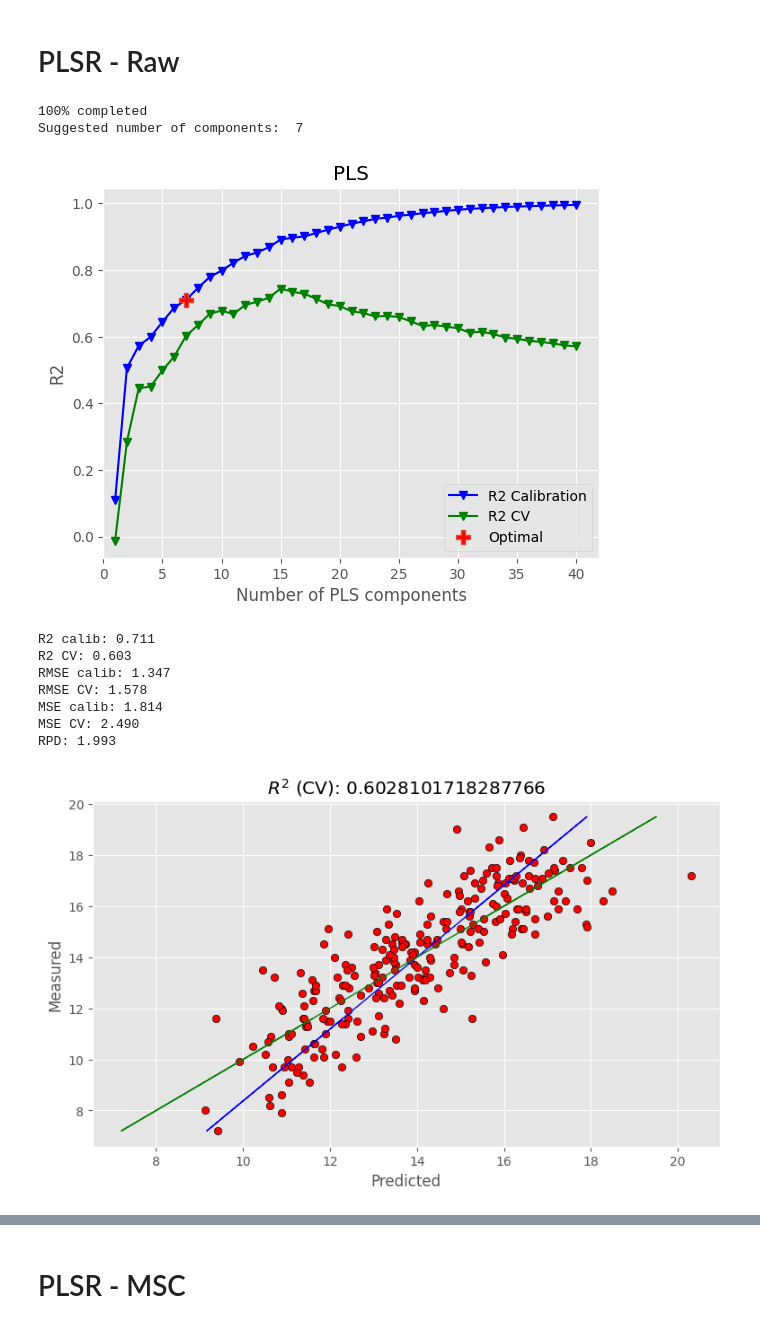
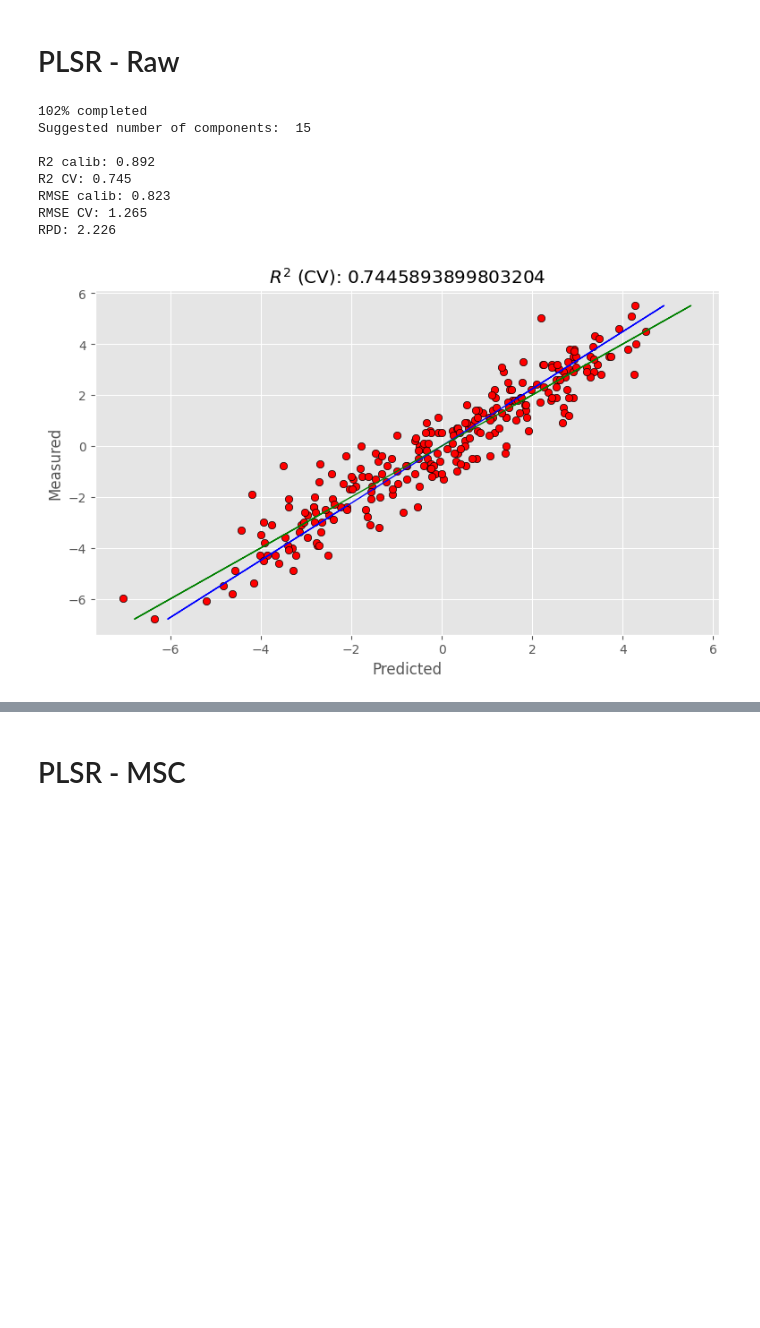
Before and after one commit to xndrxssx/cotton_candy_spectral_analysis, a Jupyter notebook: PLS Regression/cotton_candy_PLSR.ipynb, the cells around one changed output, grey strips where cells are left out. Cells and saved outputs as stored; diff of their text form; code cells hidden in the pictures; blank space fills up the shorter version.

```diff
--- a/PLS Regression/cotton_candy_PLSR.ipynb
+++ b/PLS Regression/cotton_candy_PLSR.ipynb
@@ -159,26 +37,0 @@ class PLSRegression:
-# %%
-
-import numpy as np
-
-# Dados de exemplo
-X = np.array(X)
-Y = np.array(Y_data['SST'])
-
-# Número de componentes
-n_components = 7
-
-# Inicializar o modelo PLSRegression
-pls = PLSRegression(n_components)
-
-# Ajustar o modelo aos dados
-pls.fit(X, Y)
-
-# Exibir resultados
-print("R^2 de predição para cada componente:")
-print(pls.R2_pred_list)
-print("\nR^2 de referência para cada componente:")
-print(pls.R2_ref_list)
-print("\nRMSE de predição para cada componente:")
-print(pls.RMSE_pred_list)
-print("\nRMSE de referência para cada componente:")
-print(pls.RMSE_ref_list)
@@ -296,17 +329,15 @@ X = df_raw.iloc[:, 7:].values
 # Get wavelengths
 wl = np.arange(350,2500,1)
 # %%
-optimise_pls_cv(X,y_sst, 40, plot_components=True)
+optimise_pls_cv(X,y_sst, 40)
 # %% [output]
-100% completed
-Suggested number of components:  7
+102% completed
+Suggested number of components:  15
+
+R2 calib: 0.892
+R2 CV: 0.745
+RMSE calib: 0.823
+RMSE CV: 1.265
+RPD: 2.226
-[figure, old version]
+[figure, new version]
-R2 calib: 0.711
-R2 CV: 0.603
-RMSE calib: 1.347
-RMSE CV: 1.578
-MSE calib: 1.814
-MSE CV: 2.490
-RPD: 1.993
-[figure, removed]
 # %%
```
Also changed, not shown: parts of 11 cells of this notebook.
